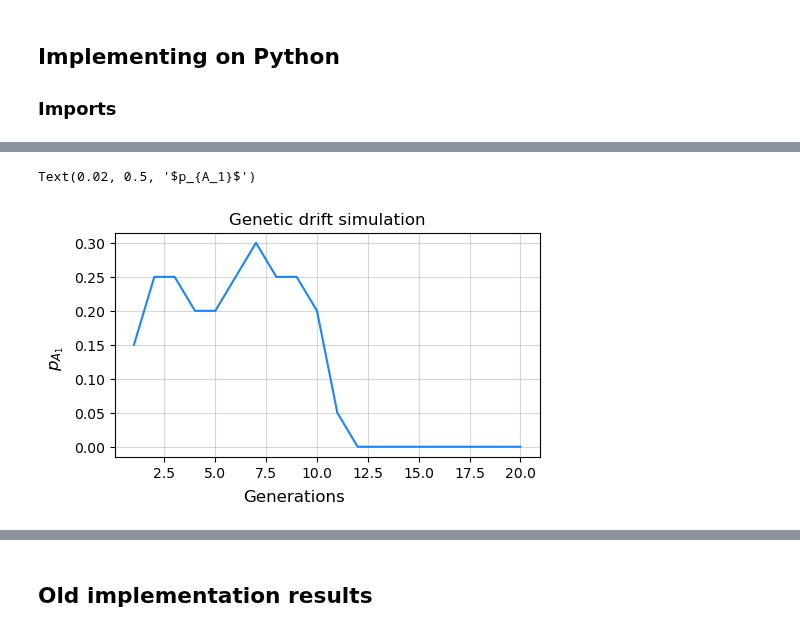
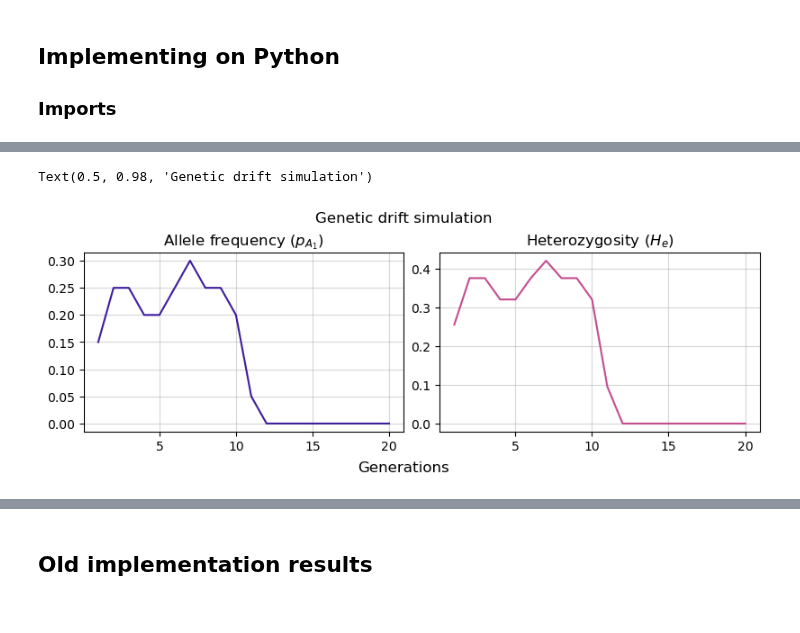
Before and after one commit to pablomics-004/prac-genetic_drift, a Jupyter notebook: src/genetic_drift.ipynb, the cells around one changed output, grey strips where cells are left out. Drawn from its saved outputs; the diff is of its cells as text; code cells hidden in the pictures.

```diff
--- a/src/genetic_drift.ipynb
+++ b/src/genetic_drift.ipynb
@@ -14,7 +13,8 @@ def genetic_drift(
         seed: int = 5,
         size: int = 10,
         generations: int = 10,
-        a1_initial_count: int = 3
+        a1_initial_count: int = 3,
+        show_trace: bool = False
 ) -> tuple[np.ndarray, np.ndarray]:
 
     N = size * 2  # Diploid organisms
@@ -26,6 +26,10 @@ def genetic_drift(
 
     # Inital state: each allele counts to 1
     allele_counts = np.ones(N, dtype=np.int32)
+
+    if show_trace:
+        print("--- Generation: 0 (Initial state) ---")
+        print(f"Unique initial lineages: {N}\n")
 
     # Those first alleles has de A1 mutation
     p_a1[0] = a1_initial_count / N
@@ -42,6 +46,19 @@ def genetic_drift(
 
         p_a1[gen] = a1_total / N
         He[gen] = 2 * p_a1[gen] * (1 - p_a1[gen])
+
+        if show_trace:
+            # np.nonzero devuelve los índices donde el valor NO es cero
+            surviving_ids = np.nonzero(allele_counts)[0]
+
+            print(f"================ Generation: {gen} ================")
+            for allele_id in surviving_ids:
+                count = allele_counts[allele_id]
+                clase = "A1" if allele_id < a1_initial_count else "A2"
+
+                print(f"Allele ID {allele_id:2d} [{clase}] -> Inherits {count} copies")
+
+            print(f">> Total number of distinct lineages that have survived: {len(surviving_ids)}\n")
 
     return p_a1, He
 
@@ -90,4 +107,4 @@ def lines(
 
     return ax
 # %%
-p_a1, He = genetic_drift(seed=42, size=10, generations=20)
+p_a1, He = genetic_drift(seed=42, size=10, generations=20, show_trace=True)
@@ -94,13 +129,20 @@ p_a1, He = genetic_drift(seed=42, size=10, generations=20)
 # %%
-fig, ax = plt.subplots(1,1,figsize=(5,3), constrained_layout=True)
+fig, axes = plt.subplots(1,2,figsize=(8,3), constrained_layout=True)
 
-lines(ax=ax,y=p_a1,x=np.arange(1,20+1,dtype=np.int64),title="Genetic drift simulation", marker="")
-ax.grid(True, alpha=0.5)
+cmap = plt.get_cmap("plasma")
+n = len(p_a1)
+
+lines(ax=axes[0],y=p_a1,x=np.arange(1,20+1,dtype=np.int64),title=r"Allele frequency ($p_{A_1}$)", marker="", color=cmap(1/n))
+lines(ax=axes[1],y=He,x=np.arange(1,20+1,dtype=np.int64),title=r"Heterozygosity ($H_e$)", marker="", color=cmap(9/n))
+
+axes[0].grid(True, alpha=0.5)
+axes[1].grid(True, alpha=0.5)
+
 fig.supxlabel("Generations")
-fig.supylabel(r"$p_{A_1}$")
+fig.suptitle("Genetic drift simulation")
 # %% [output]
-Text(0.02, 0.5, '$p_{A_1}$')
+Text(0.5, 0.98, 'Genetic drift simulation')
-[figure, old version]
+[figure, new version]
 # %%
 A1_values = []
 He_values = []
```
Also changed, not shown: parts of 4 cells of this notebook.
